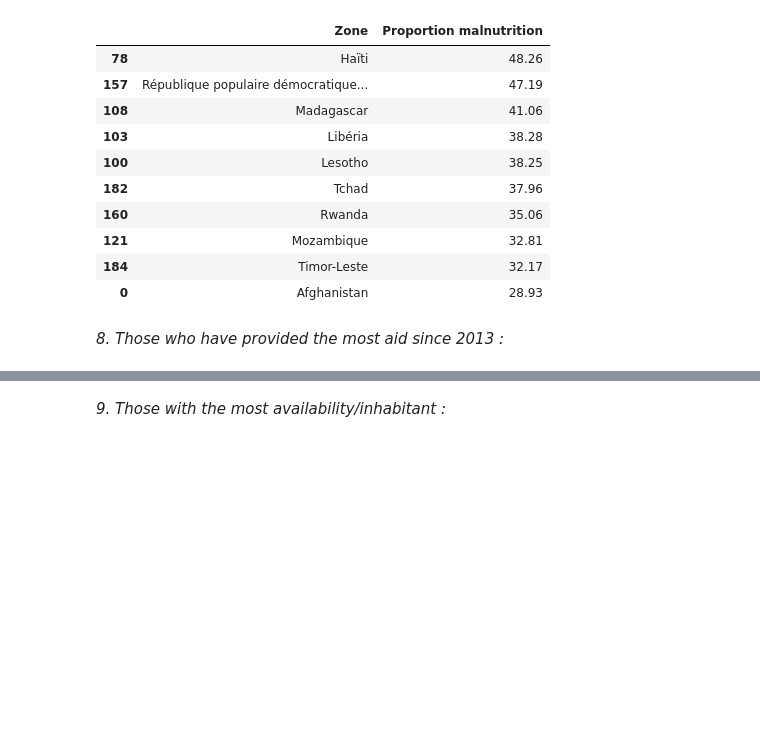
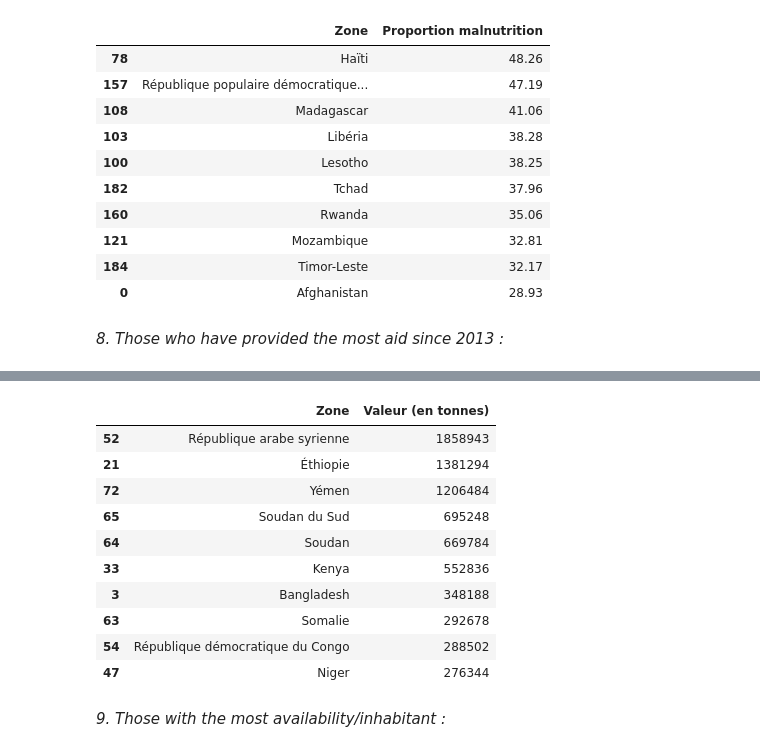
Before and after one commit to donia-nefiz/Public-health-research-with-python, a Jupyter notebook: Public-health-research-with-python.ipynb, the cells around one changed output, grey strips where cells are left out. Saved outputs shown, nothing was run; the diff lists cells and outputs as text; code cells hidden in the pictures; blank space fills up the shorter version.

```diff
--- a/Public-health-research-with-python.ipynb
+++ b/Public-health-research-with-python.ipynb
@@ -1093,2 +1135,16 @@ undernutritionAndPop2017[["Zone", "Proportion malnutrition"]].sort_values(by=["P
+# %%
+foodHelpAndPop2017[["Zone", "Valeur (en tonnes)"]].sort_values(by=["Valeur (en tonnes)"], ascending=False).head(10)
+# %% [output]
+|  | Zone | Valeur (en tonnes) |
+| 52 | République arabe syrienne | 1858943 |
+| 21 | Éthiopie | 1381294 |
+| 72 | Yémen | 1206484 |
+| 65 | Soudan du Sud | 695248 |
+| 64 | Soudan | 669784 |
+| 33 | Kenya | 552836 |
+| 3 | Bangladesh | 348188 |
+| 63 | Somalie | 292678 |
+| 54 | République démocratique du Congo | 288502 |
+| 47 | Niger | 276344 |
 # %% [markdown]
 *9. Those with the most availability/inhabitant :*
```
Also changed, not shown: parts of 14 cells of this notebook.
